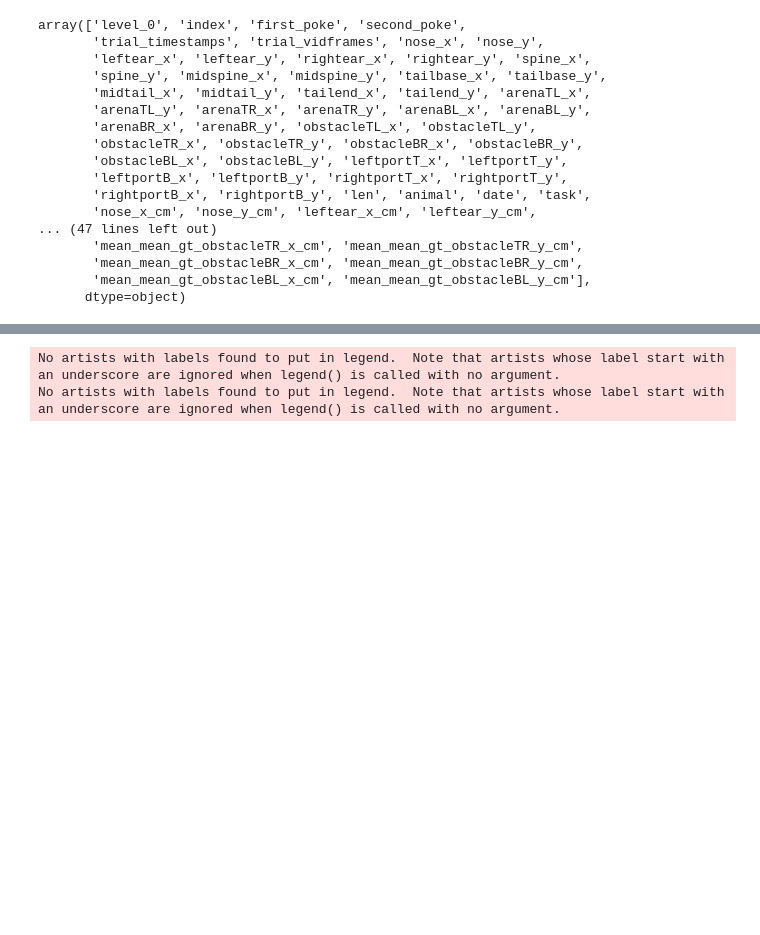
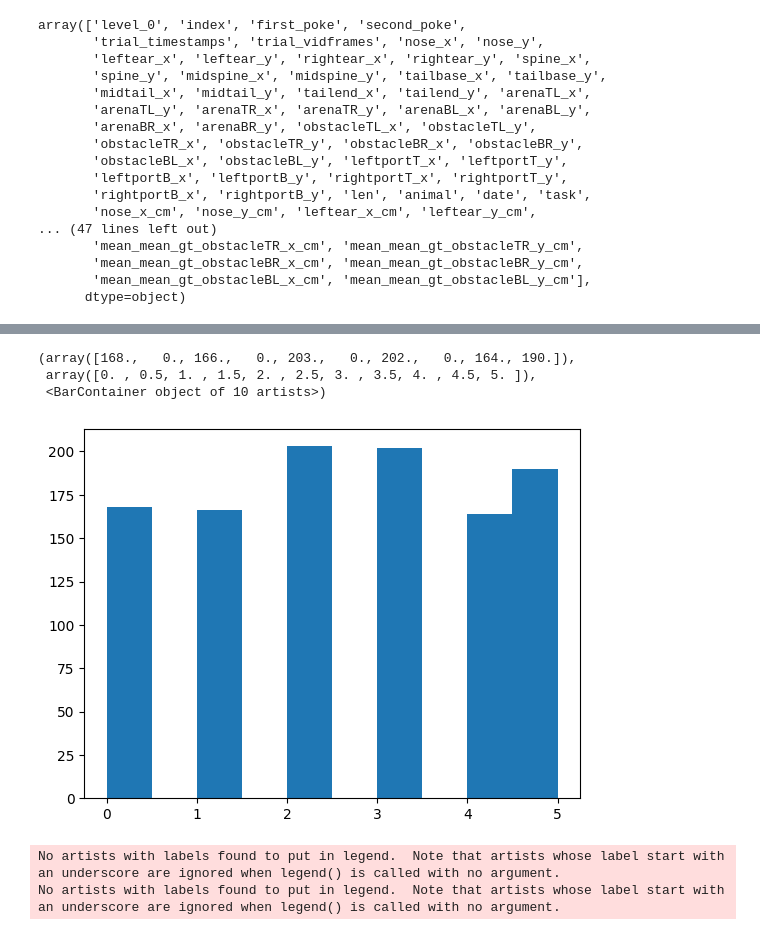
Before and after one commit to msidikpr/obstacle_avoidance, a Jupyter notebook: plots/notebooks/develop_plots.ipynb, the cells around one changed output, grey strips where cells are left out. Drawn from its saved outputs; the diff is of its cells as text; code cells hidden in the pictures; blank space fills up the shorter version.

```diff
--- a/plots/notebooks/develop_plots.ipynb
+++ b/plots/notebooks/develop_plots.ipynb
@@ -148,7 +148,7 @@ def by_start_obstalce_average(self,date):
         pdf.savefig(); plt.close()
         pdf.close()
 # %%
-session = plot_oa(r"D:\obstacle_avoidance\metadata\compiled_data\G8CK1_G8CK_oa_061423.json",'blank')
+session = plot_oa(r"D:\obstacle_avoidance\metadata\compiled_data\G8CK1_G8CK_oa_062323.json",'blank')
 session.gather_session_df('obstacle',6)
 # %% [output]
 6
@@ -192,3 +193,10 @@ Name: orginal_index, Length: 1184, dtype: int64
+# %%
+plt.hist(session.df.obstacle_cluster)
+# %% [output]
+(array([168.,   0., 166.,   0., 203.,   0., 202.,   0., 164., 190.]),
+ array([0. , 0.5, 1. , 1.5, 2. , 2.5, 3. , 3.5, 4. , 4.5, 5. ]),
+ <BarContainer object of 10 artists>)
+[figure, added]
 # %%
 df = pd.read_hdf(r"D:\obstacle_avoidance\recordings\061323\G8CKTT\oa\processed_G8CKTT_061323_oa.h5")
 # %%
```
Also changed, not shown: parts of 2 cells of this notebook, 5 other files.
